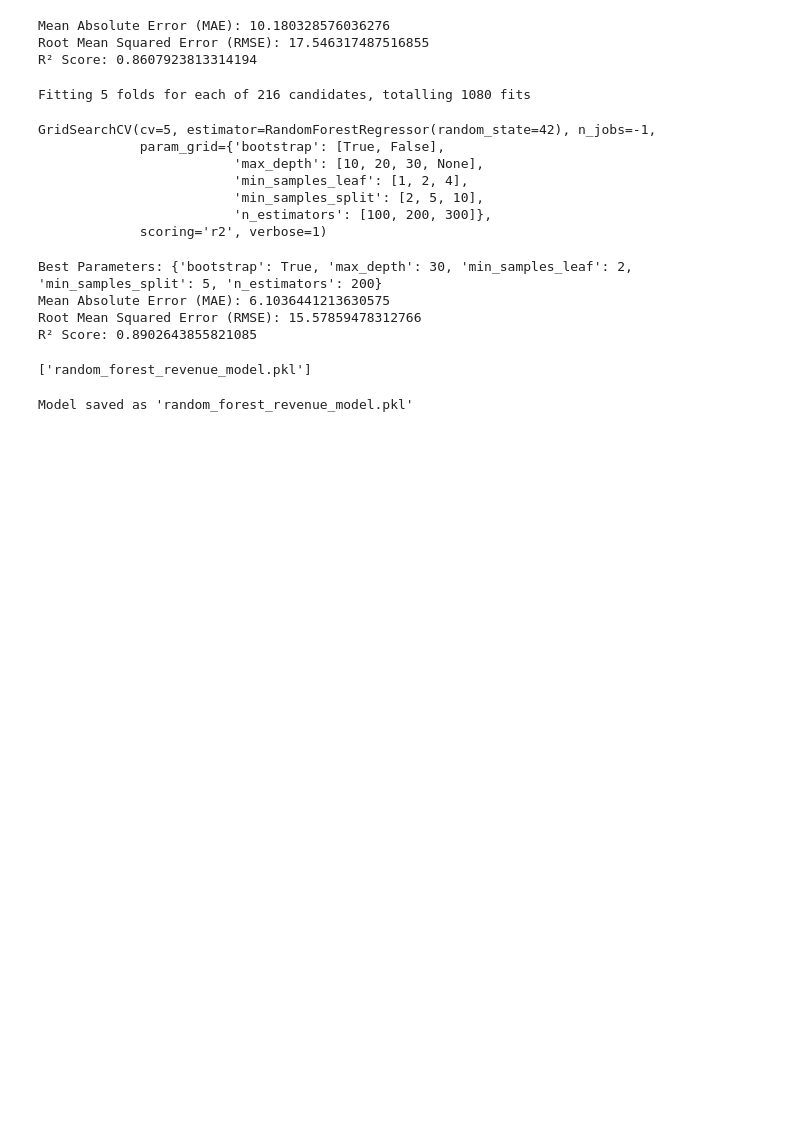
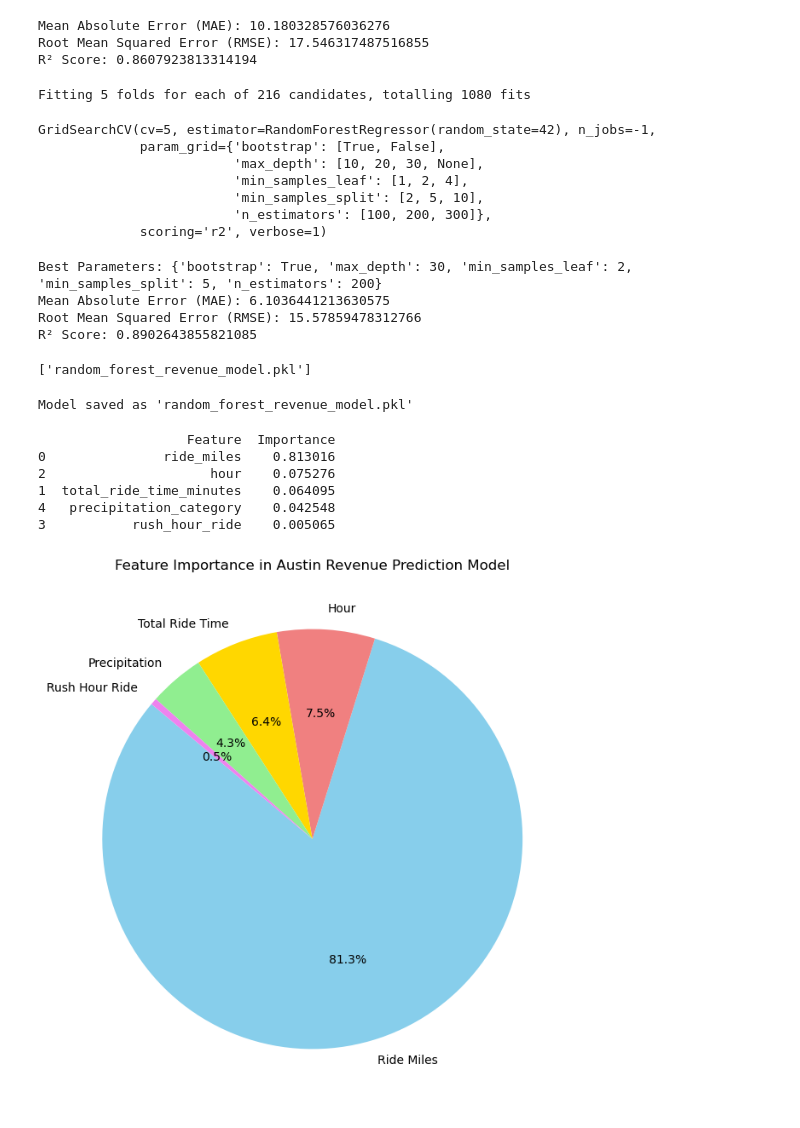
Before and after one commit to jchay3/james_hay_project_2_Compare_ride_patterns_and_predictive_modeling_of_rides_by-_transport_x, a Jupyter notebook: james_workbook_for_austin.ipynb, the cells around one changed output. Drawn from its saved outputs; the diff is of its cells as text; code cells hidden in the pictures; blank space fills up the shorter version.

```diff
--- a/james_workbook_for_austin.ipynb
+++ b/james_workbook_for_austin.ipynb
@@ -1412,0 +1423,50 @@ Model saved as 'random_forest_revenue_model.pkl'
+# %%
+
+# Combine into a DataFrame for easy viewing
+
+austin_feature_importance_df = pd.DataFrame({
+    'Feature': feature_names,
+    'Importance': feature_importances
+}).sort_values(by='Importance', ascending=False)
+# %%
+
+# Display feature importance values
+print(austin_feature_importance_df)
+# %% [output]
+                   Feature  Importance
+0               ride_miles    0.813016
+2                     hour    0.075276
+1  total_ride_time_minutes    0.064095
+4   precipitation_category    0.042548
+3           rush_hour_ride    0.005065
+# %%
+# Sort the features by importance (descending order)
+austin_feature_importance_df = austin_feature_importance_df.sort_values(by='Importance', ascending=False)
+# %%
+clean_labels = {
+    'ride_miles': 'Ride Miles',
+    'hour': 'Hour',
+    'total_ride_time_minutes': 'Total Ride Time',
+    'precipitation_category': 'Precipitation',
+    'rush_hour_ride': 'Rush Hour Ride'
+}
+# %%
+# Replace column names with cleaner labels
+
+austin_feature_importance_df['Feature'] = austin_feature_importance_df['Feature'].map(clean_labels)
+# %%
+# Create a Pie Chart for Feature Importance
+plt.figure(figsize=(8, 8))
+plt.pie(
+    austin_feature_importance_df['Importance'],
+    labels= austin_feature_importance_df['Feature'],
+    autopct='%1.1f%%',  # Format percentage labels
+    startangle=140,
+    colors=['skyblue', 'lightcoral', 'gold', 'lightgreen', 'violet']
+)
+plt.title('Feature Importance in Austin Revenue Prediction Model')
+
+# Show the plot
+plt.show()
+# %% [output]
+[figure, added]
```
Also changed, not shown: parts of 4 cells of this notebook, 1 other file.
